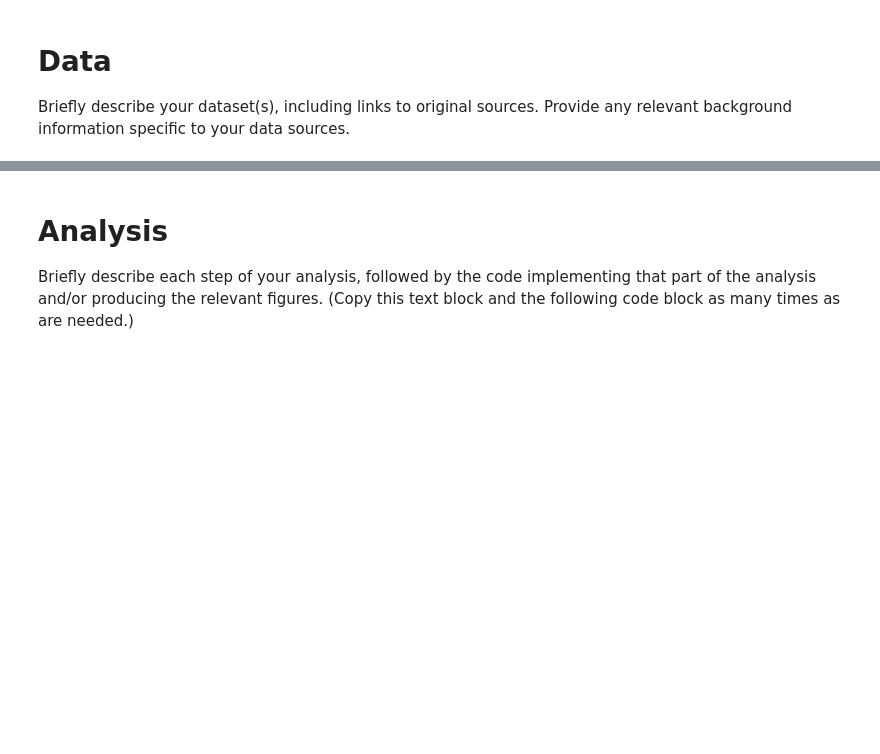
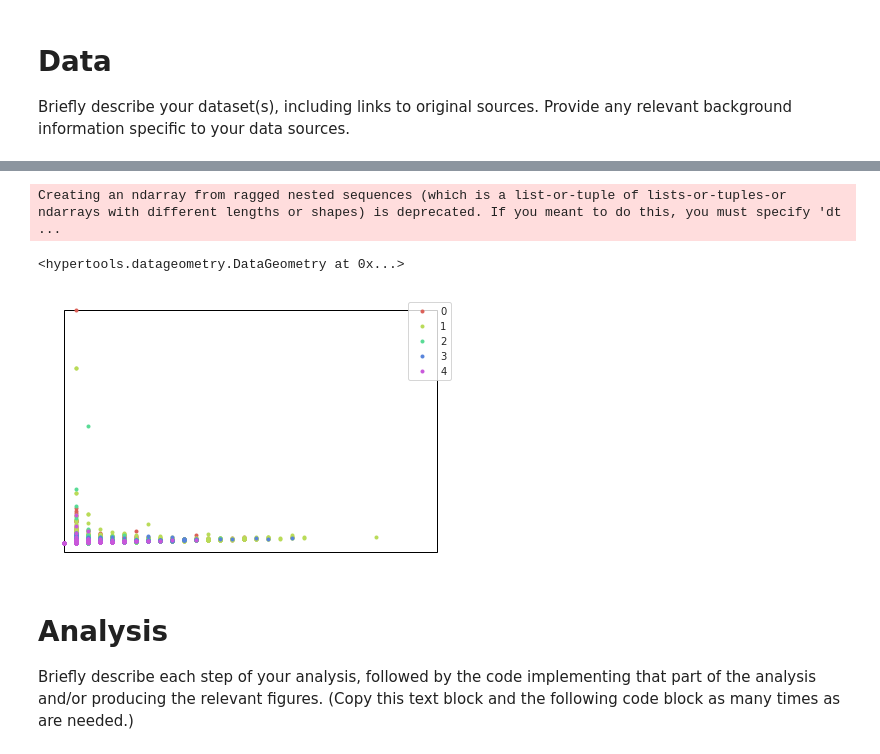
Before and after one commit to ContextLab/storytelling-with-data, a Jupyter notebook: data-stories/MLS-soccer/MLS.ipynb, the cells around one changed output, grey strips where cells are left out. Cells and saved outputs as stored; diff of their text form; code cells hidden in the pictures; blank space fills up the shorter version.

```diff
--- a/data-stories/MLS-soccer/MLS.ipynb
+++ b/data-stories/MLS-soccer/MLS.ipynb
@@ -83,3 +242,10 @@ Briefly describe your dataset(s), including links to original sources.  Provide
+# %%
+columns = ['A',	'A/90min']
+hyp.plot(ofield[columns], '.', hue=ofield['POS'], reduce='IncrementalPCA', legend=True, ndims=2)
+# %% [output]
+Creating an ndarray from ragged nested sequences (which is a list-or-tuple of lists-or-tuples-or ndarrays with different lengths or shapes) is deprecated. If you meant to do this, you must specify 'dt ...
+<hypertools.datageometry.DataGeometry at 0x...>
+[figure, added]
 # %% [markdown]
 # Analysis
 
```
Also changed, not shown: parts of 26 cells of this notebook.
